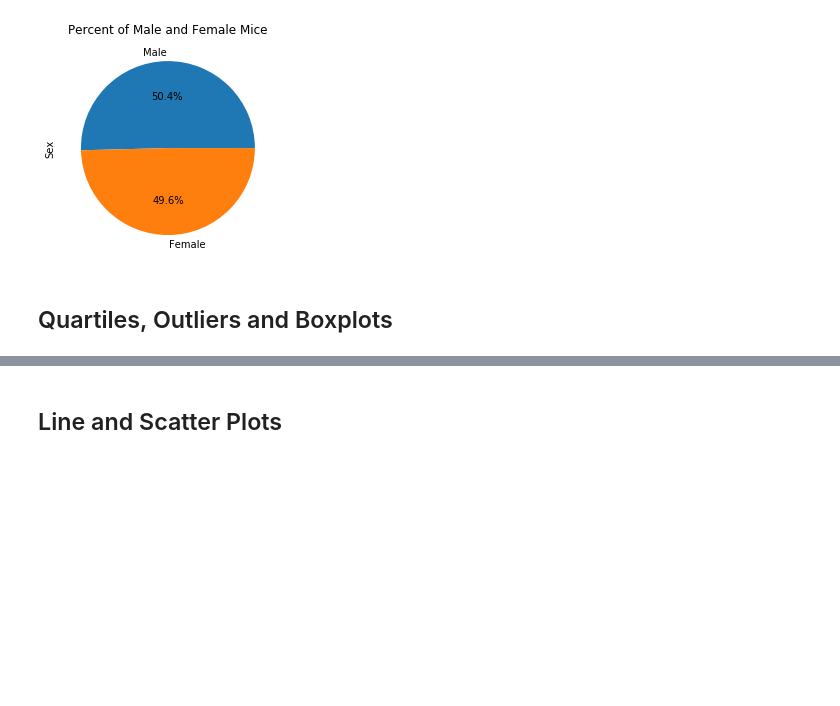
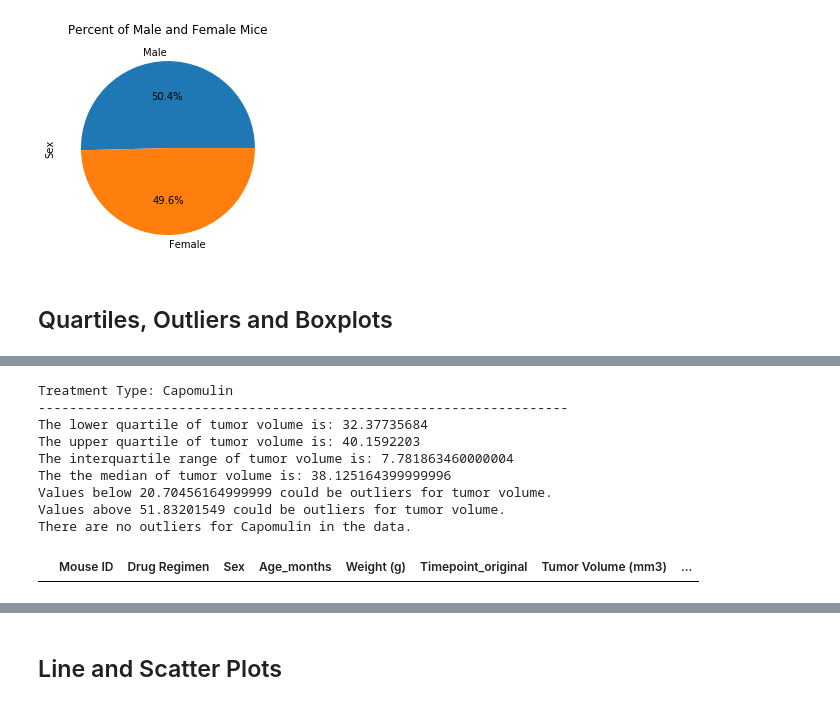
Before and after one commit to Autonomousse/Matplotlib-Cancer-Study, a Jupyter notebook: Pymaceuticals/pymaceuticals.ipynb, the cells around one changed output, grey strips where cells are left out. Saved outputs shown, nothing was run; the diff lists cells and outputs as text; code cells hidden in the pictures; blank space fills up the shorter version.

```diff
--- a/Pymaceuticals/pymaceuticals.ipynb
+++ b/Pymaceuticals/pymaceuticals.ipynb
@@ -317,0 +299,53 @@ tumor_vol = []
+# %%
+# Create data frames for each of the treatments that will be focused on
+capomulin = selected_treatments.loc[selected_treatments["Drug Regimen"] == "Capomulin"]
+ramicane = selected_treatments.loc[selected_treatments["Drug Regimen"] == "Ramicane"]
+infubinol = selected_treatments.loc[selected_treatments["Drug Regimen"] == "Infubinol"]
+ceftamin = selected_treatments.loc[selected_treatments["Drug Regimen"] == "Ceftamin"]
+
+# Create lists of each data frame to plot with later
+capomulin_list = capomulin["Tumor Volume (mm3)"].to_list()
+ramicane_list = ramicane["Tumor Volume (mm3)"].to_list()
+infubinol_list = infubinol["Tumor Volume (mm3)"].to_list()
+ceftamin_list = ceftamin["Tumor Volume (mm3)"].to_list()
+
+# Calculate the IQR and quantitatively determine if there are any potential outliers
+# Print out the outliers
+# Calculate upper and lower bounds and print out the results
+'''-----------'''
+''' CAPOMULIN '''
+'''-----------'''
+capomulin_quartiles = capomulin["Tumor Volume (mm3)"].quantile([0.25, 0.5, 0.75])
+capomulin_lowerq = capomulin_quartiles[0.25]
+capomulin_upperq = capomulin_quartiles[0.75]
+capomulin_iqr = capomulin_upperq - capomulin_lowerq
+capomulin_lower_bound = capomulin_lowerq - (1.5*capomulin_iqr)
+capomulin_upper_bound = capomulin_upperq + (1.5*capomulin_iqr)
+
+print("Treatment Type: Capomulin")
+print("--------------------------------------------------------------------")
+print(f"The lower quartile of tumor volume is: {capomulin_lowerq}")
+print(f"The upper quartile of tumor volume is: {capomulin_upperq}")
+print(f"The interquartile range of tumor volume is: {capomulin_iqr}")
+print(f"The the median of tumor volume is: {capomulin_quartiles[0.5]} ")
+print(f"Values below {capomulin_lower_bound} could be outliers for tumor volume.")
+print(f"Values above {capomulin_upper_bound} could be outliers for tumor volume.")
+
+capomulin_outliers = capomulin.loc[(capomulin["Tumor Volume (mm3)"] < capomulin_lower_bound) | (capomulin["Tumor Volume (mm3)"] > capomulin_upper_bound)]
+
+if capomulin_outliers.empty:
+    print("There are no outliers for Capomulin in the data.")
+else:
+    print("The following are outliers for Capomulin in the data:")
+capomulin_outliers
+# %% [output]
+Treatment Type: Capomulin
+--------------------------------------------------------------------
+The lower quartile of tumor volume is: 32.37735684
+The upper quartile of tumor volume is: 40.1592203
+The interquartile range of tumor volume is: 7.781863460000004
+The the median of tumor volume is: 38.125164399999996
+Values below 20.70456164999999 could be outliers for tumor volume.
+Values above 51.83201549 could be outliers for tumor volume.
+There are no outliers for Capomulin in the data.
+|  | Mouse ID | Drug Regimen | Sex | Age_months | Weight (g) | Timepoint_original | Tumor Volume (mm3) | ... |
```
Also changed, not shown: parts of 6 cells of this notebook.
